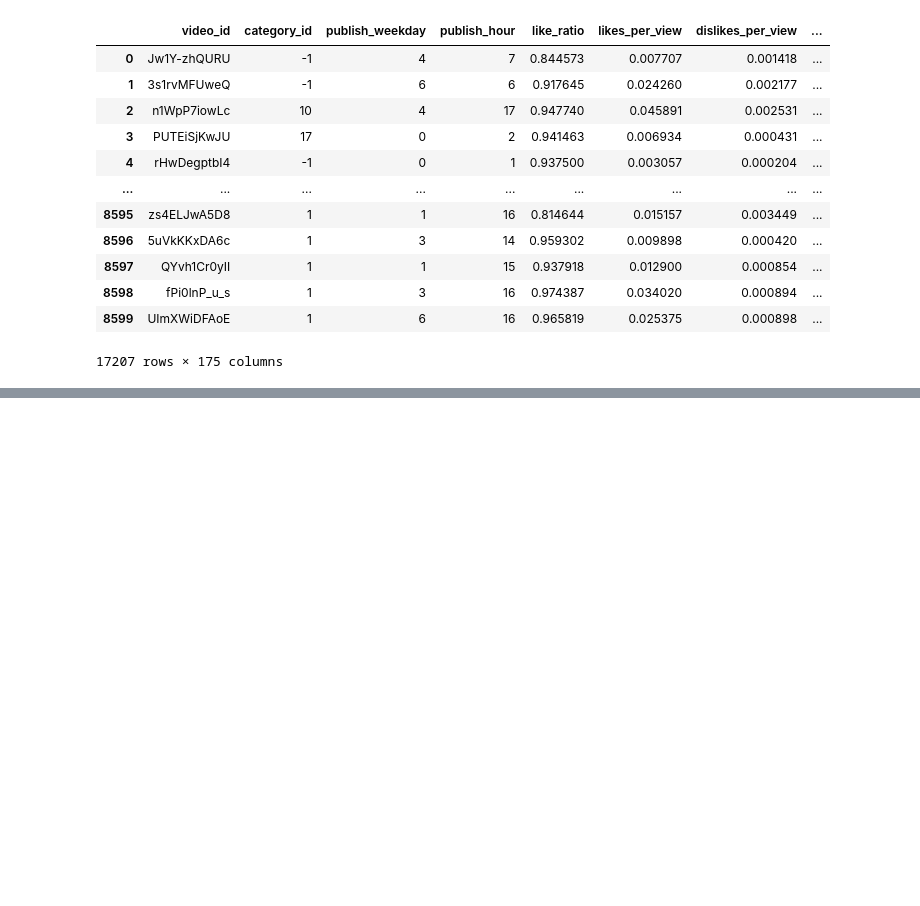
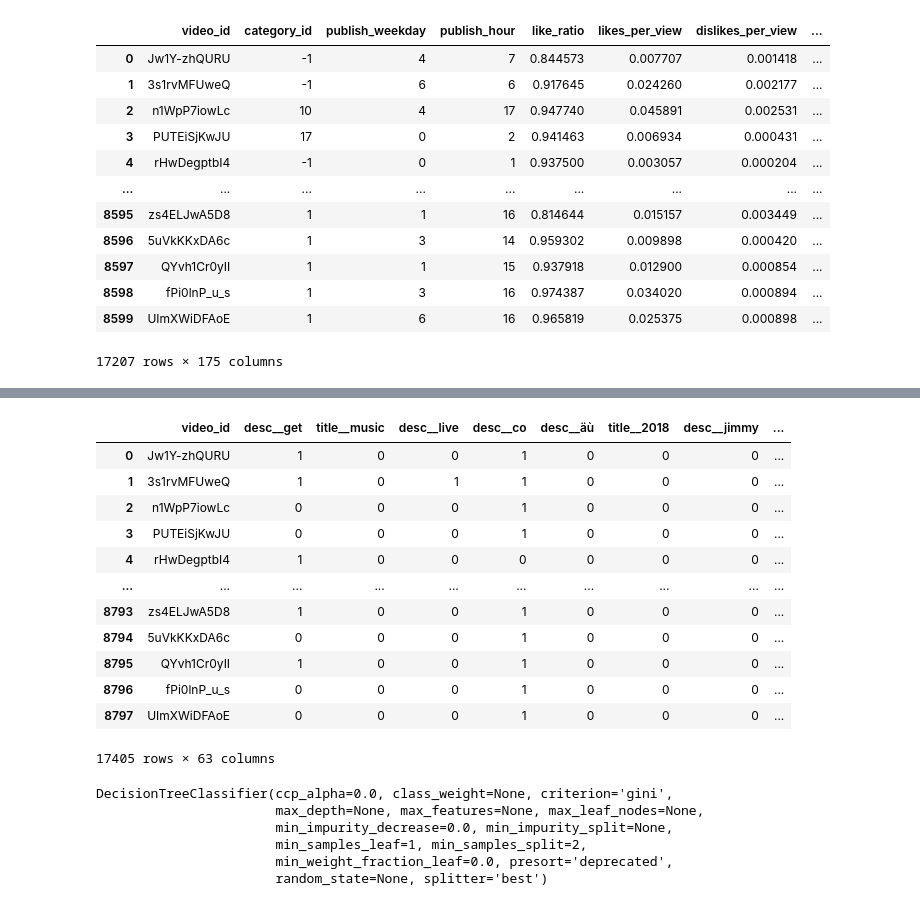
Before and after one commit to hejmsdz/youtube-trending-prediction, a Jupyter notebook: notebooks/07_trending_classification.ipynb, the cells around one changed output, grey strips where cells are left out. Cells and saved outputs as stored; diff of their text form; code cells hidden in the pictures; blank space fills up the shorter version.

Commit message:
decision tree

```diff
--- a/notebooks/07_trending_classification.ipynb
+++ b/notebooks/07_trending_classification.ipynb
@@ -136,24 +136,26 @@ weighted avg       0.79      0.79      0.79      3481
 # %%
+title_tokens = title_vec.get_feature_names()
+desc_tokens = desc_vec.get_feature_names()
+tag_tokens = tag_vec.get_feature_names()
+
+def top_indices(array, k):
+    indices = np.argpartition(array, -k)[-k:]
+    return indices[np.argsort(array[indices])]
+
 def get_feature_names(indices):
     title_vocab_size = len(title_vec.vocabulary_)
     desc_vocab_size = len(desc_vec.vocabulary_)
     result = []
     for idx in indices:
         if idx < title_vocab_size:
-            result.append(('title', title_vec.get_feature_names()[idx]))
+            result.append(('title', title_tokens[idx]))
         else:
             idx -= title_vocab_size
             if idx < desc_vocab_size:
-                result.append(('desc', desc_vec.get_feature_names()[idx]))
+                result.append(('desc', desc_tokens[idx]))
             else:
                 idx -= desc_vocab_size
-                result.append(('tag', tag_vec.get_feature_names()[idx]))
+                result.append(('tag', tag_tokens[idx]))
     return result
 
 top_features = 50
-
-print('trending')
-print(get_feature_names(np.argpartition(model.feature_log_prob_[1,:], -top_features)[-top_features:]))
-print()
-print('non-trending')
-print(get_feature_names(np.argpartition(model.feature_log_prob_[0,:], -top_features)[-top_features:]))
@@ -165,0 +162,3 @@ non-trending
+# %%
+trending_features = get_feature_names(top_indices(model.feature_log_prob_[1,:], top_features))
+trending_features
@@ -165,0 +183,3 @@ non-trending
+# %%
+non_trending_features = get_feature_names(top_indices(model.feature_log_prob_[0,:], top_features))
+non_trending_features
@@ -165,0 +204,3 @@ non-trending
+# %%
+meaningful_text_features = set(trending_features) | set(non_trending_features)
+meaningful_text_features
@@ -165,0 +251,22 @@ non-trending
+# %%
+tokens_df = pd.DataFrame(data={ 'video_id': text_df['video_id'] })
+
+for attr, token in meaningful_text_features:
+    column = { 'title': 'title', 'desc': 'description', 'tag': 'tags' }[attr]
+    tokens_df[f"{attr}__{token}"] = text_df[column].apply(lambda text: int(token in text.lower()))
+
+tokens_df
+# %% [output]
+|  | video_id | desc__get | title__music | desc__live | desc__co | desc__äù | title__2018 | desc__jimmy | ... |
+| 0 | Jw1Y-zhQURU | 1 | 0 | 0 | 1 | 0 | 0 | 0 | ... |
+| 1 | 3s1rvMFUweQ | 1 | 0 | 1 | 1 | 0 | 0 | 0 | ... |
+| 2 | n1WpP7iowLc | 0 | 0 | 0 | 1 | 0 | 0 | 0 | ... |
+| 3 | PUTEiSjKwJU | 0 | 0 | 0 | 1 | 0 | 0 | 0 | ... |
+| 4 | rHwDegptbI4 | 1 | 0 | 0 | 0 | 0 | 0 | 0 | ... |
+| ... | ... | ... | ... | ... | ... | ... | ... | ... | ... |
+| 8793 | zs4ELJwA5D8 | 1 | 0 | 0 | 1 | 0 | 0 | 0 | ... |
+| 8794 | 5uVkKKxDA6c | 0 | 0 | 0 | 1 | 0 | 0 | 0 | ... |
+| 8795 | QYvh1Cr0yII | 1 | 0 | 0 | 1 | 0 | 0 | 0 | ... |
+| 8796 | fPi0lnP_u_s | 0 | 0 | 0 | 1 | 0 | 0 | 0 | ... |
+| 8797 | UImXWiDFAoE | 0 | 0 | 0 | 1 | 0 | 0 | 0 | ... |
+17405 rows × 63 columns
@@ -165,0 +282,13 @@ non-trending
+# %%
+from sklearn.ensemble import RandomForestClassifier
+from sklearn.tree import DecisionTreeClassifier
+
+model = DecisionTreeClassifier()
+model.fit(train.drop(columns='trending'), train['trending'])
+# %% [output]
+DecisionTreeClassifier(ccp_alpha=0.0, class_weight=None, criterion='gini',
+                       max_depth=None, max_features=None, max_leaf_nodes=None,
+                       min_impurity_decrease=0.0, min_impurity_split=None,
+                       min_samples_leaf=1, min_samples_split=2,
+                       min_weight_fraction_leaf=0.0, presort='deprecated',
+                       random_state=None, splitter='best')
```
Also changed, not shown: parts of 13 cells of this notebook.
